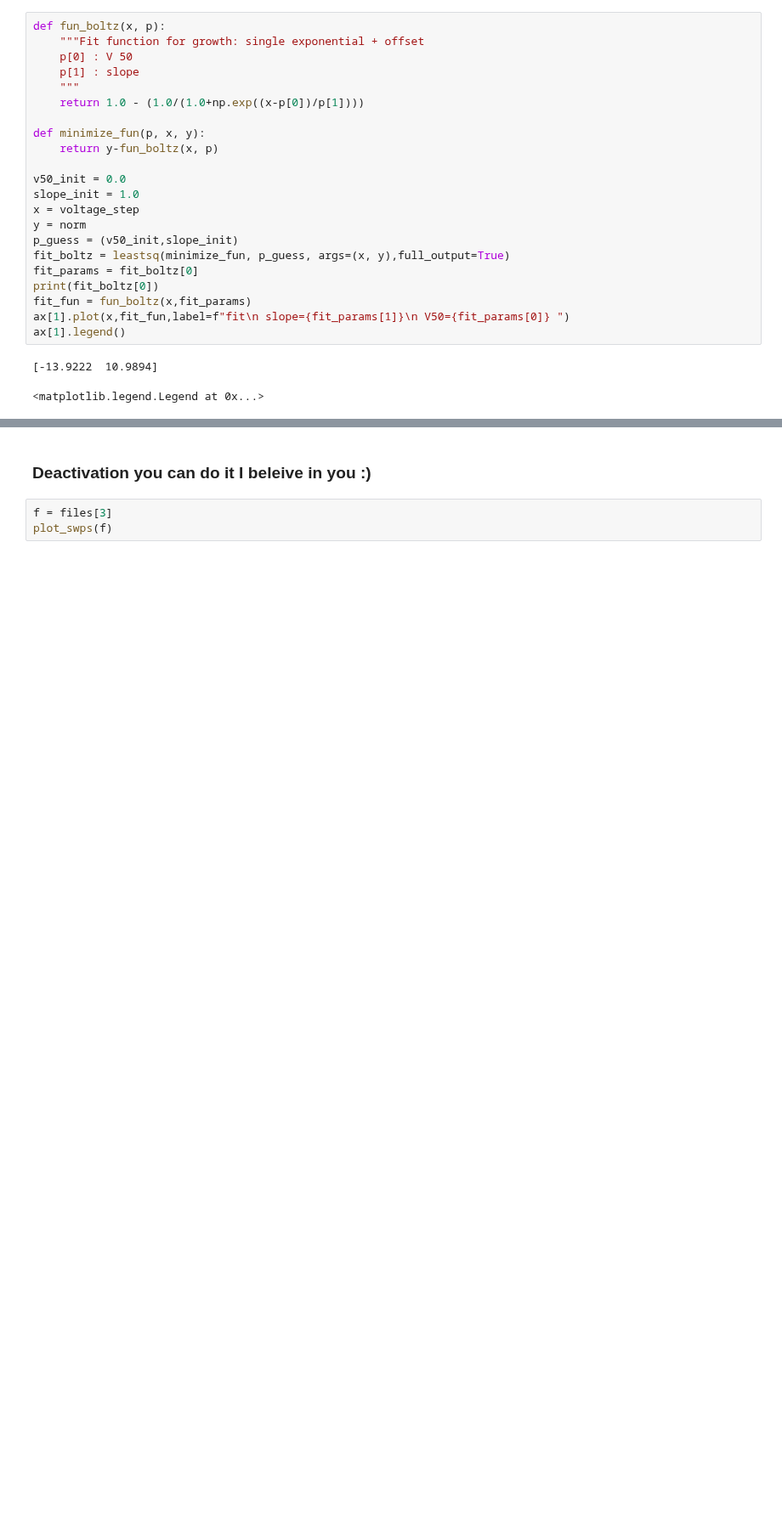
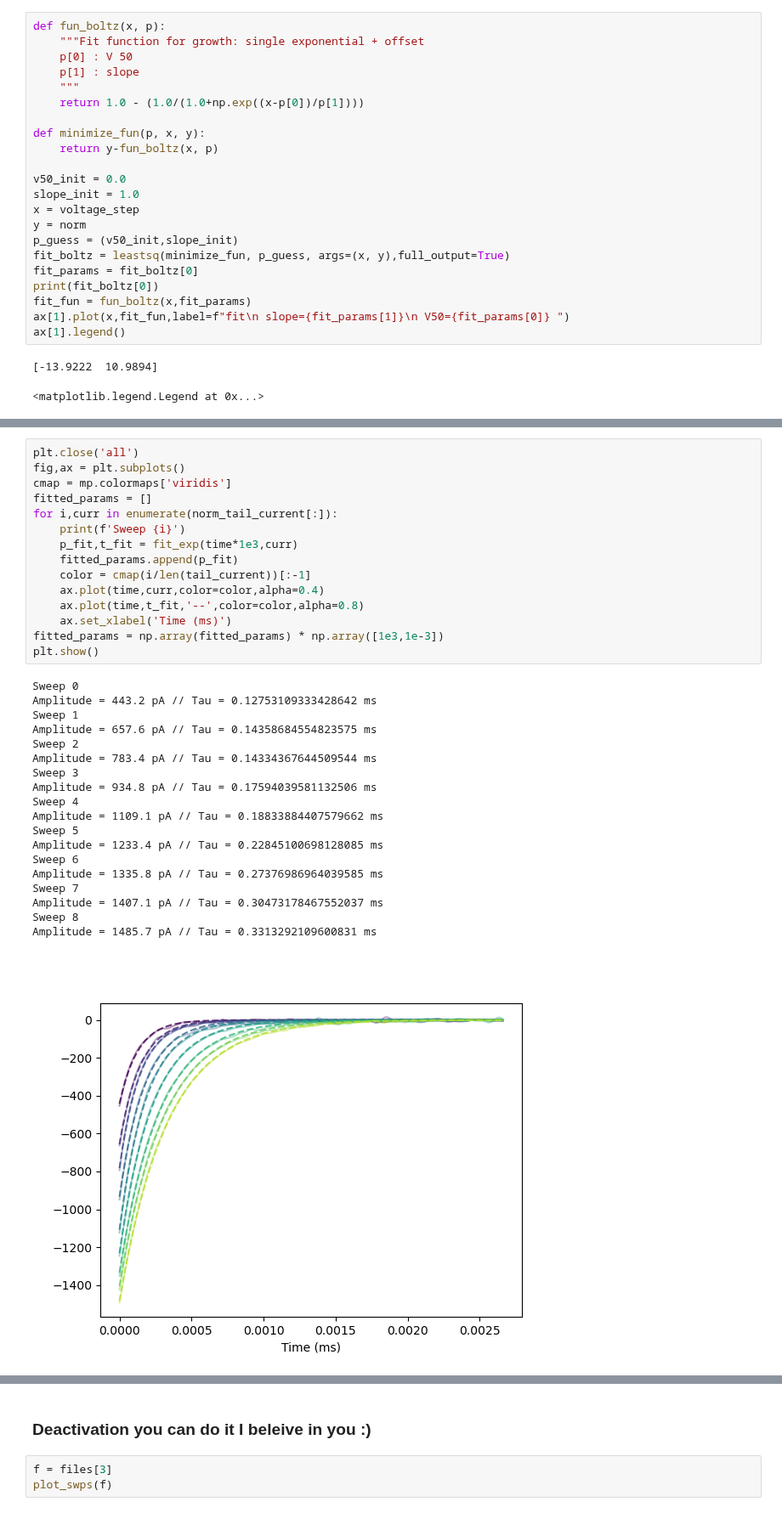
Before and after one commit to afmontarras/CSHL, a Jupyter notebook: Kv.ipynb, the cells around one changed output, grey strips where cells are left out. Shown at 85% size. Drawn from its saved outputs; the diff is of its cells as text; blank space fills up the shorter version.

```diff
--- a/Kv.ipynb
+++ b/Kv.ipynb
@@ -143,0 +194,35 @@ fit_exp
+# %%
+plt.close('all')
+fig,ax = plt.subplots()
+cmap = mp.colormaps['viridis']
+fitted_params = []
+for i,curr in enumerate(norm_tail_current[:]):
+    print(f'Sweep {i}')
+    p_fit,t_fit = fit_exp(time*1e3,curr)
+    fitted_params.append(p_fit)
+    color = cmap(i/len(tail_current))[:-1]
+    ax.plot(time,curr,color=color,alpha=0.4)
+    ax.plot(time,t_fit,'--',color=color,alpha=0.8)
+    ax.set_xlabel('Time (ms)')
+fitted_params = np.array(fitted_params) * np.array([1e3,1e-3])
+plt.show()
+# %% [output]
+Sweep 0
+Amplitude = 443.2 pA // Tau = 0.12753109333428642 ms
+Sweep 1
+Amplitude = 657.6 pA // Tau = 0.14358684554823575 ms
+Sweep 2
+Amplitude = 783.4 pA // Tau = 0.14334367644509544 ms
+Sweep 3
+Amplitude = 934.8 pA // Tau = 0.17594039581132506 ms
+Sweep 4
+Amplitude = 1109.1 pA // Tau = 0.18833884407579662 ms
+Sweep 5
+Amplitude = 1233.4 pA // Tau = 0.22845100698128085 ms
+Sweep 6
+Amplitude = 1335.8 pA // Tau = 0.27376986964039585 ms
+Sweep 7
+Amplitude = 1407.1 pA // Tau = 0.30473178467552037 ms
+Sweep 8
+Amplitude = 1485.7 pA // Tau = 0.3313292109600831 ms
+[figure, added]
```
Also changed, not shown: parts of 9 cells of this notebook, 2 other files.
